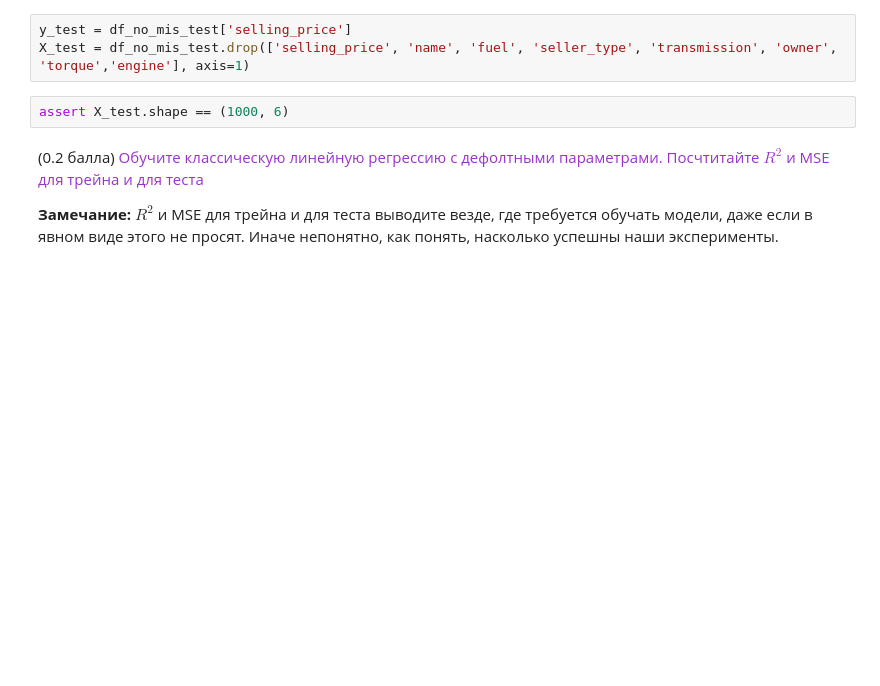
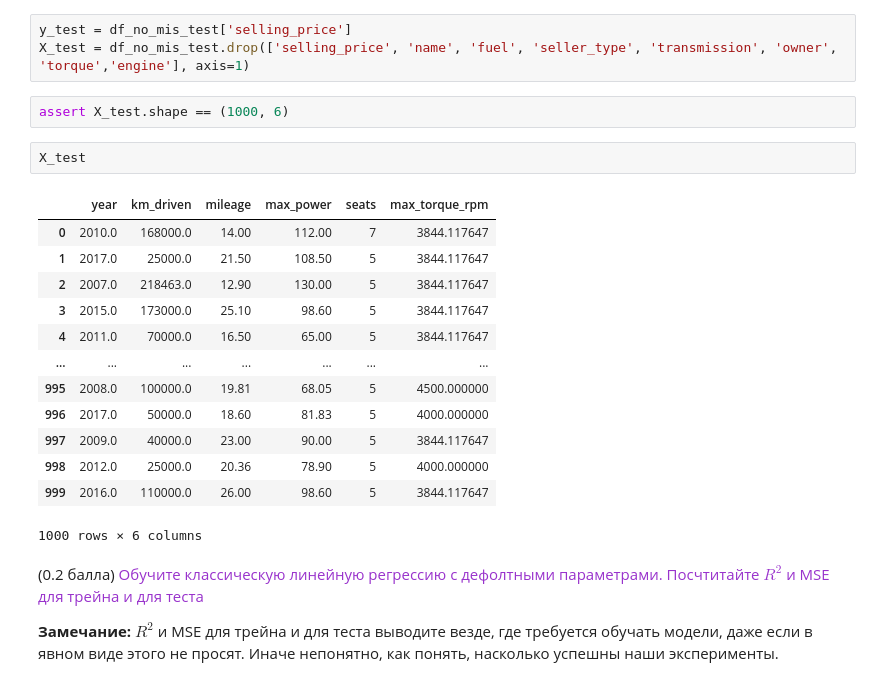
Before and after one commit to Gleibi/ML_1_car_price, a Jupyter notebook: HW1_Regression_with_inference.ipynb, the cells around one changed output. Drawn from its saved outputs; the diff is of its cells as text; blank space fills up the shorter version.

```diff
--- a/HW1_Regression_with_inference.ipynb
+++ b/HW1_Regression_with_inference.ipynb
@@ -381,6 +381,22 @@ y_test = df_no_mis_test['selling_price']
 X_test = df_no_mis_test.drop(['selling_price', 'name', 'fuel', 'seller_type', 'transmission', 'owner', 'torque','engine'], axis=1)
 # %%
 assert X_test.shape == (1000, 6)
+# %%
+X_test
+# %% [output]
+|  | year | km_driven | mileage | max_power | seats | max_torque_rpm |
+| 0 | 2010.0 | 168000.0 | 14.00 | 112.00 | 7 | 3844.117647 |
+| 1 | 2017.0 | 25000.0 | 21.50 | 108.50 | 5 | 3844.117647 |
+| 2 | 2007.0 | 218463.0 | 12.90 | 130.00 | 5 | 3844.117647 |
+| 3 | 2015.0 | 173000.0 | 25.10 | 98.60 | 5 | 3844.117647 |
+| 4 | 2011.0 | 70000.0 | 16.50 | 65.00 | 5 | 3844.117647 |
+| ... | ... | ... | ... | ... | ... | ... |
+| 995 | 2008.0 | 100000.0 | 19.81 | 68.05 | 5 | 4500.000000 |
+| 996 | 2017.0 | 50000.0 | 18.60 | 81.83 | 5 | 4000.000000 |
+| 997 | 2009.0 | 40000.0 | 23.00 | 90.00 | 5 | 3844.117647 |
+| 998 | 2012.0 | 25000.0 | 20.36 | 78.90 | 5 | 4000.000000 |
+| 999 | 2016.0 | 110000.0 | 26.00 | 98.60 | 5 | 3844.117647 |
+1000 rows × 6 columns
 # %% [markdown]
 (0.2 балла) <font color='#9933CC'>Обучите классическую линейную регрессию с дефолтными параметрами. Посчтитайте $R^2$ и MSE для трейна и для теста</font>
 
```
Also changed, not shown: parts of 6 cells of this notebook, 9 other files.
